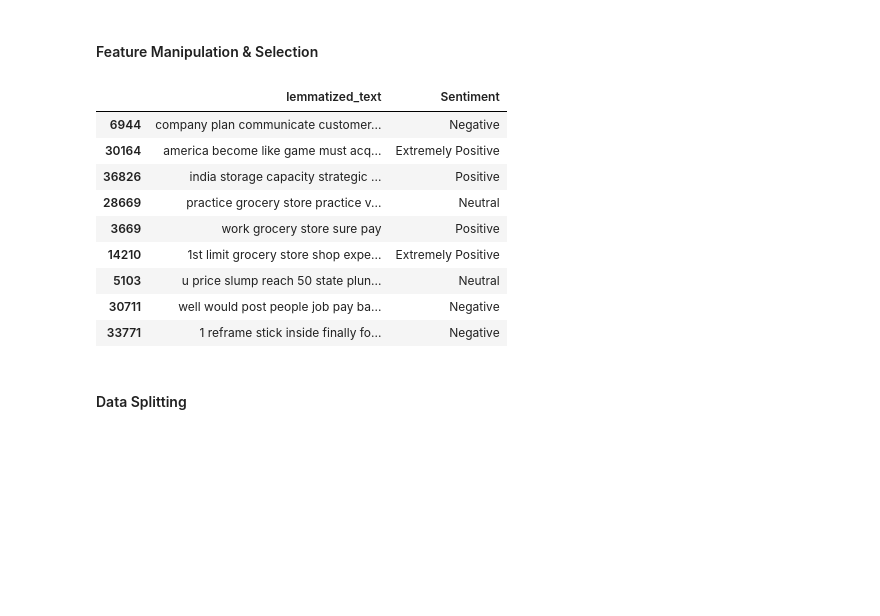
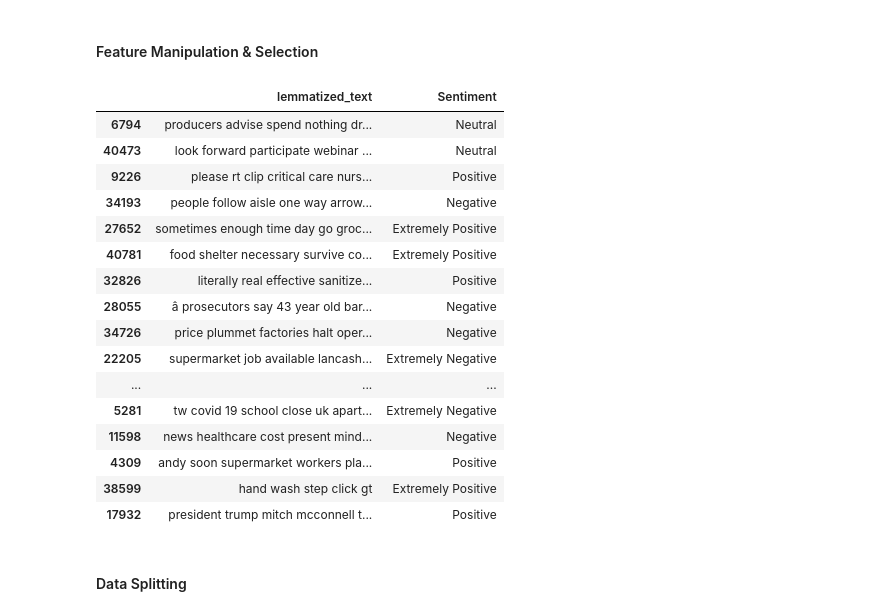
Before and after one commit to Saurabhshrma/Corona-virus-tweet-sentiment-analysis, a Jupyter notebook: Corona Virus Tweet Sentiment Analysis.ipynb, the cells around one changed output. Drawn from its saved outputs; the diff is of its cells as text; code cells hidden in the pictures; blank space fills up the shorter version.

```diff
--- a/Corona Virus Tweet Sentiment Analysis.ipynb
+++ b/Corona Virus Tweet Sentiment Analysis.ipynb
@@ -682,18 +690,25 @@ Using TF-IDF can help the model identify words that are particularly important f
 # %%
 # Select your features wisely to avoid overfitting
 cdf = cdf [['lemmatized_text','Sentiment']]
-cdf.sample(n=9)
+cdf.sample(n=60)
 # %% [output]
 |  | lemmatized_text | Sentiment |
-| 6944 | company plan communicate customer... | Negative |
-| 30164 | america become like game must acq... | Extremely Positive |
-| 36826 | india storage capacity strategic ... | Positive |
-| 28669 | practice grocery store practice v... | Neutral |
-| 3669 | work grocery store sure pay | Positive |
-| 14210 | 1st limit grocery store shop expe... | Extremely Positive |
-| 5103 | u price slump reach 50 state plun... | Neutral |
-| 30711 | well would post people job pay ba... | Negative |
-| 33771 | 1 reframe stick inside finally fo... | Negative |
+| 6794 | producers advise spend nothing dr... | Neutral |
+| 40473 | look forward participate webinar ... | Neutral |
+| 9226 | please rt clip critical care nurs... | Positive |
+| 34193 | people follow aisle one way arrow... | Negative |
+| 27652 | sometimes enough time day go groc... | Extremely Positive |
+| 40781 | food shelter necessary survive co... | Extremely Positive |
+| 32826 | literally real effective sanitize... | Positive |
+| 28055 | â prosecutors say 43 year old bar... | Negative |
+| 34726 | price plummet factories halt oper... | Negative |
+| 22205 | supermarket job available lancash... | Extremely Negative |
+| ... | ... | ... |
+| 5281 | tw covid 19 school close uk apart... | Extremely Negative |
+| 11598 | news healthcare cost present mind... | Negative |
+| 4309 | andy soon supermarket workers pla... | Positive |
+| 38599 | hand wash step click gt | Extremely Positive |
+| 17932 | president trump mitch mcconnell t... | Positive |
 # %% [markdown]
 ####  Data Splitting
 # %%
```
Also changed, not shown: parts of 40 cells of this notebook.
